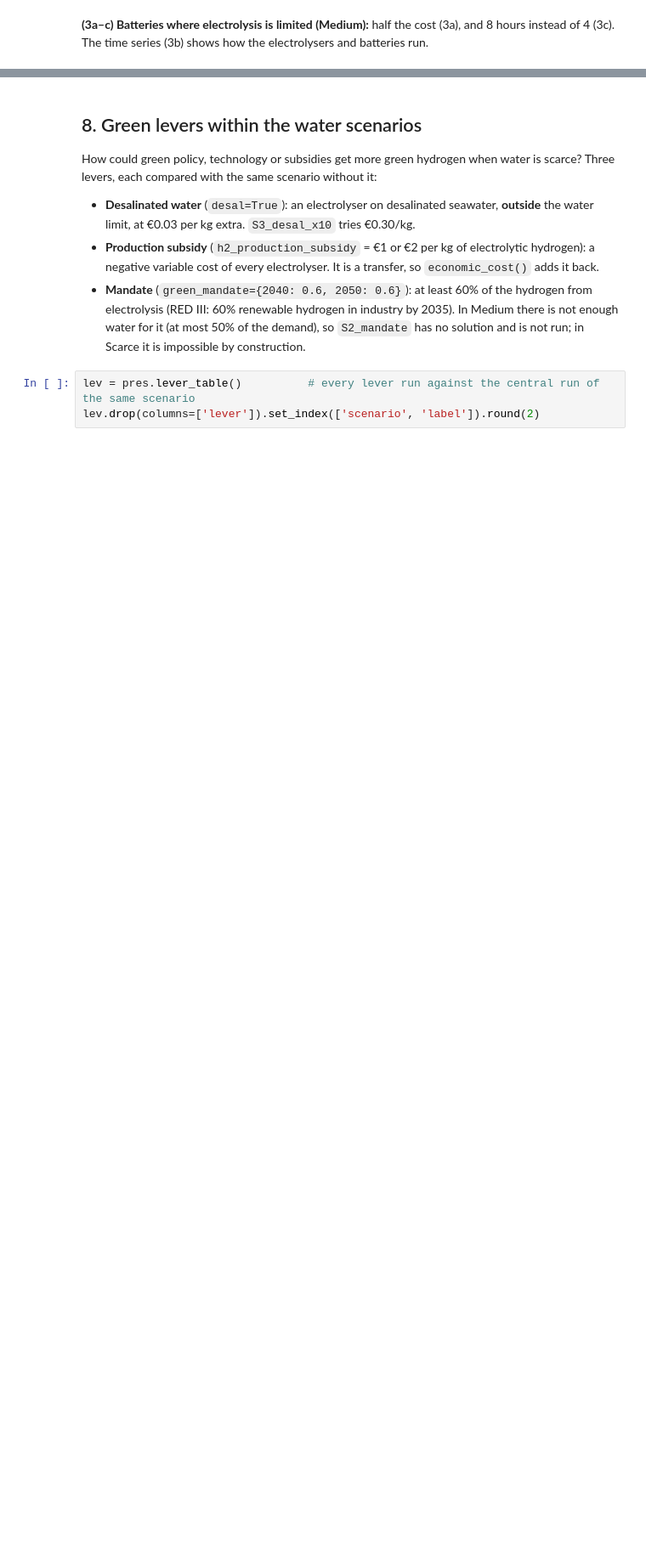
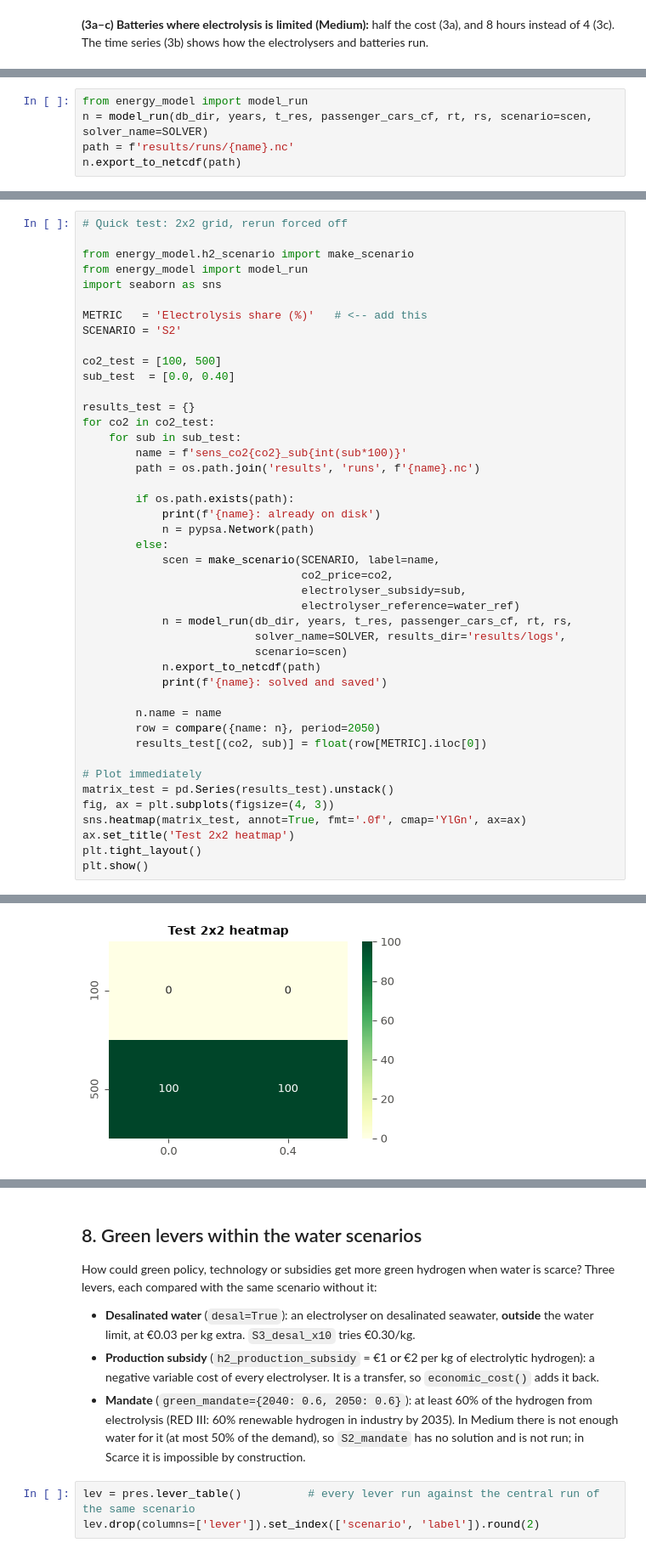
Before and after one commit to agaathm87/mt_group, a Jupyter notebook: FinalModel_H2/interface.ipynb, the cells around one changed output, grey strips where cells are left out. Shown at 85% size. Drawn from its saved outputs; the diff is of its cells as text; blank space fills up the shorter version.

```diff
--- a/FinalModel_H2/interface.ipynb
+++ b/FinalModel_H2/interface.ipynb
@@ -440,0 +499,5 @@ S2_battery_8h: already on disk
+# %%
+from energy_model import model_run
+n = model_run(db_dir, years, t_res, passenger_cars_cf, rt, rs, scenario=scen, solver_name=SOLVER)
+path = f'results/runs/{name}.nc'
+n.export_to_netcdf(path)
@@ -440,0 +506,45 @@ S2_battery_8h: already on disk
+# %%
+# Quick test: 2x2 grid, rerun forced off
+
+from energy_model.h2_scenario import make_scenario
+from energy_model import model_run
+import seaborn as sns
+
+METRIC   = 'Electrolysis share (%)'   # <-- add this
+SCENARIO = 'S2'
+
+co2_test = [100, 500]
+sub_test  = [0.0, 0.40]
+
+results_test = {}
+for co2 in co2_test:
+    for sub in sub_test:
+        name = f'sens_co2{co2}_sub{int(sub*100)}'
+        path = os.path.join('results', 'runs', f'{name}.nc')
+
+        if os.path.exists(path):
+            print(f'{name}: already on disk')
+            n = pypsa.Network(path)
+        else:
+            scen = make_scenario(SCENARIO, label=name,
+                                 co2_price=co2,
+                                 electrolyser_subsidy=sub,
+                                 electrolyser_reference=water_ref)
+            n = model_run(db_dir, years, t_res, passenger_cars_cf, rt, rs,
+                          solver_name=SOLVER, results_dir='results/logs',
+                          scenario=scen)
+            n.export_to_netcdf(path)
+            print(f'{name}: solved and saved')
+
+        n.name = name
+        row = compare({name: n}, period=2050)
+        results_test[(co2, sub)] = float(row[METRIC].iloc[0])
+
+# Plot immediately
+matrix_test = pd.Series(results_test).unstack()
+fig, ax = plt.subplots(figsize=(4, 3))
+sns.heatmap(matrix_test, annot=True, fmt='.0f', cmap='YlGn', ax=ax)
+ax.set_title('Test 2x2 heatmap')
+plt.tight_layout()
+plt.show()
+# %% [output]
@@ -440,0 +555 @@ S2_battery_8h: already on disk
+[figure, added]
```
Also changed, not shown: parts of 28 cells of this notebook.
